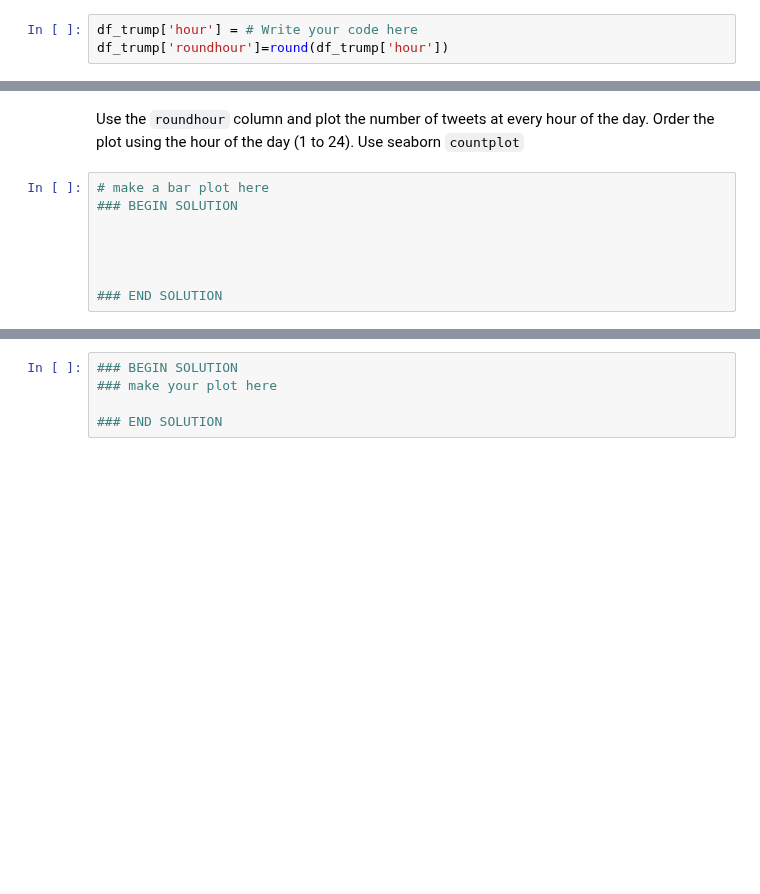
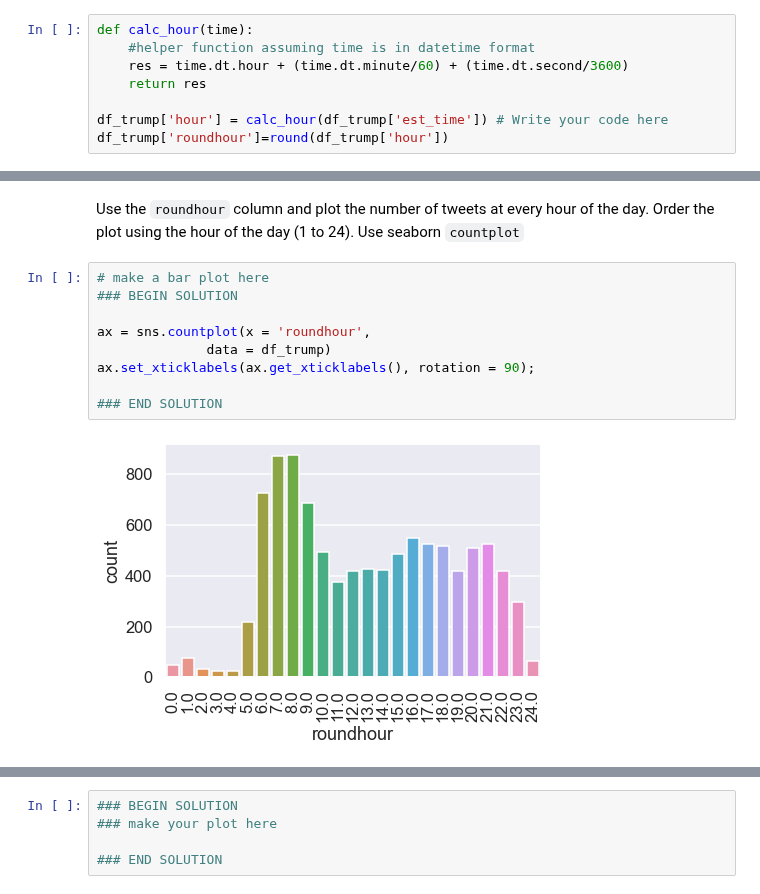
Before and after one commit to aarif-razak/cs439Work, a Jupyter notebook: MidSemProject/MidSemester_Project_F21_V1.ipynb, the cells around one changed output, grey strips where cells are left out. Cells and saved outputs as stored; diff of their text form; blank space fills up the shorter version.

```diff
--- a/MidSemProject/MidSemester_Project_F21_V1.ipynb
+++ b/MidSemProject/MidSemester_Project_F21_V1.ipynb
@@ -466,9 +495,14 @@ Add a column called `hour` to the `df_trump` table which contains the hour of th
 $$
 \text{hour} + \frac{\text{minute}}{60} + \frac{\text{second}}{60^2}
 $$
-# %%
-df_trump['hour'] = # Write your code here
-df_trump['roundhour']=round(df_trump['hour'])
+# %%
+def calc_hour(time):
+    #helper function assuming time is in datetime format
+    res = time.dt.hour + (time.dt.minute/60) + (time.dt.second/3600)
+    return res
+
+df_trump['hour'] = calc_hour(df_trump['est_time']) # Write your code here
+df_trump['roundhour']=round(df_trump['hour'])
 # %%
 assert np.isclose(df_trump.loc["690171032150237184"]['hour'], 8.93639)
 # %% [markdown]
@@ -477,11 +511,14 @@ Order the plot using the hour of the day (1 to 24). Use seaborn `countplot`
 # %%
 # make a bar plot here
 ### BEGIN SOLUTION
 
-
-
+ax = sns.countplot(x = 'roundhour',
+              data = df_trump)
+ax.set_xticklabels(ax.get_xticklabels(), rotation = 90);
 
 ### END SOLUTION
+# %% [output]
+[figure, added]
 # %% [markdown]
 Now, use this data along with the seaborn `distplot` function to examine the distribution over hours of the day in eastern time that trump tweets on each device for the 2 most commonly used devices.  Your plot should look somewhat similar to the following.
 ![device_hour2.png](attachment:device_hour2.png)
```
Also changed, not shown: parts of 6 cells of this notebook.
